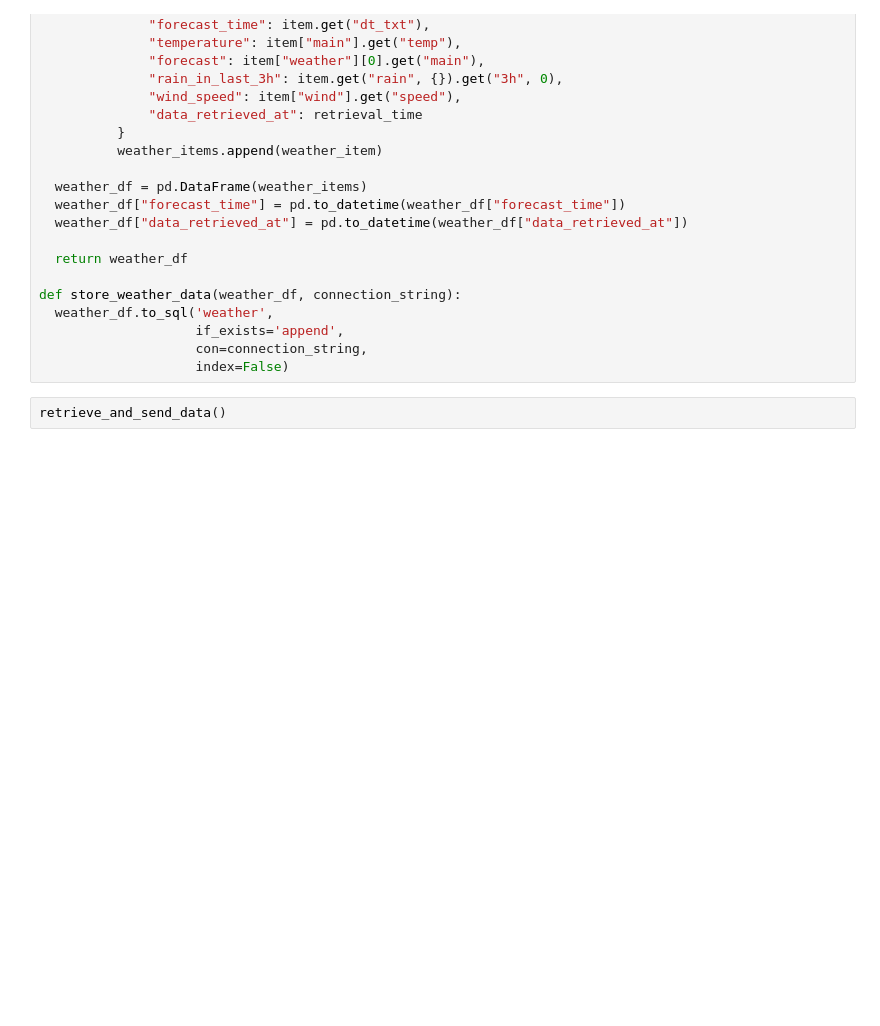
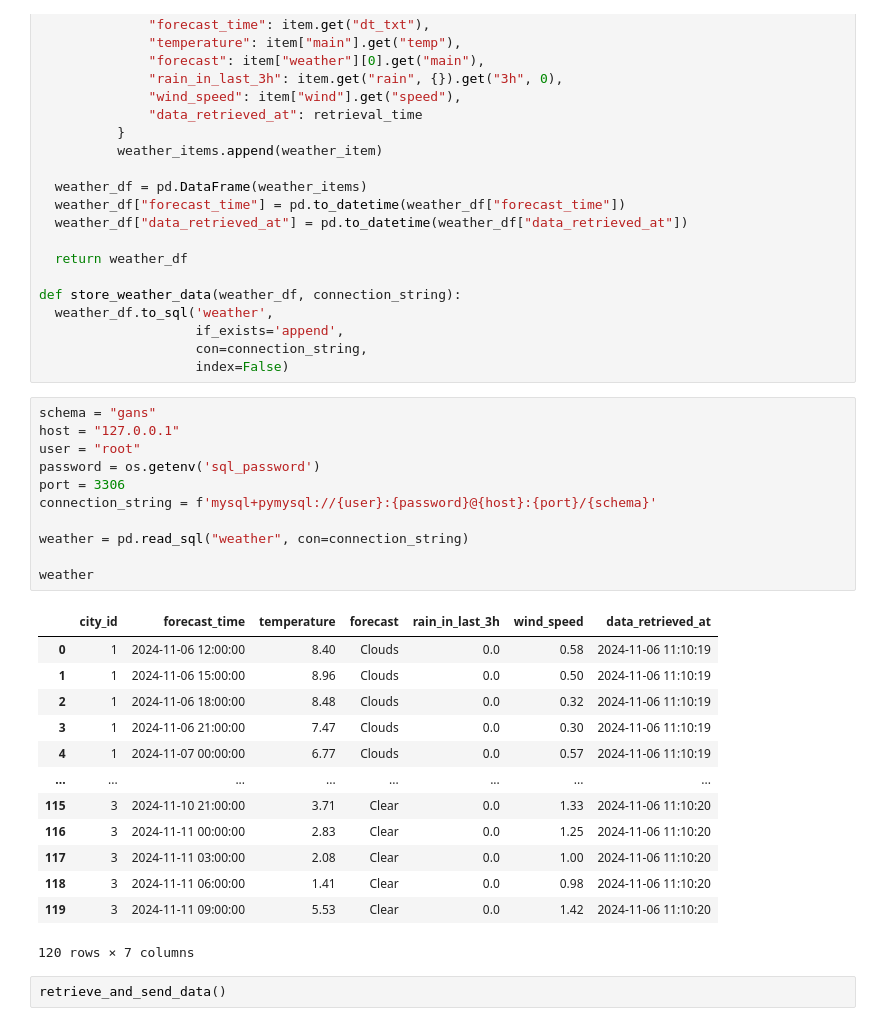
Before and after one commit to nicholas-glanvill/ds_notebooks, a Jupyter notebook: 5.data engineering/4_weather_sample_solution.ipynb, the cells around one changed output. Saved outputs shown, nothing was run; the diff lists cells and outputs as text; blank space fills up the shorter version.

```diff
--- a/5.data engineering/4_weather_sample_solution.ipynb
+++ b/5.data engineering/4_weather_sample_solution.ipynb
@@ -385,6 +385,31 @@ def store_weather_data(weather_df, connection_string):
                     if_exists='append',
                     con=connection_string,
                     index=False)
+# %%
+schema = "gans"
+host = "127.0.0.1"
+user = "root"
+password = os.getenv('sql_password')
+port = 3306
+connection_string = f'mysql+pymysql://{user}:{password}@{host}:{port}/{schema}'
+
+weather = pd.read_sql("weather", con=connection_string)
+
+weather
+# %% [output]
+|  | city_id | forecast_time | temperature | forecast | rain_in_last_3h | wind_speed | data_retrieved_at |
+| 0 | 1 | 2024-11-06 12:00:00 | 8.40 | Clouds | 0.0 | 0.58 | 2024-11-06 11:10:19 |
+| 1 | 1 | 2024-11-06 15:00:00 | 8.96 | Clouds | 0.0 | 0.50 | 2024-11-06 11:10:19 |
+| 2 | 1 | 2024-11-06 18:00:00 | 8.48 | Clouds | 0.0 | 0.32 | 2024-11-06 11:10:19 |
+| 3 | 1 | 2024-11-06 21:00:00 | 7.47 | Clouds | 0.0 | 0.30 | 2024-11-06 11:10:19 |
+| 4 | 1 | 2024-11-07 00:00:00 | 6.77 | Clouds | 0.0 | 0.57 | 2024-11-06 11:10:19 |
+| ... | ... | ... | ... | ... | ... | ... | ... |
+| 115 | 3 | 2024-11-10 21:00:00 | 3.71 | Clear | 0.0 | 1.33 | 2024-11-06 11:10:20 |
+| 116 | 3 | 2024-11-11 00:00:00 | 2.83 | Clear | 0.0 | 1.25 | 2024-11-06 11:10:20 |
+| 117 | 3 | 2024-11-11 03:00:00 | 2.08 | Clear | 0.0 | 1.00 | 2024-11-06 11:10:20 |
+| 118 | 3 | 2024-11-11 06:00:00 | 1.41 | Clear | 0.0 | 0.98 | 2024-11-06 11:10:20 |
+| 119 | 3 | 2024-11-11 09:00:00 | 5.53 | Clear | 0.0 | 1.42 | 2024-11-06 11:10:20 |
+120 rows × 7 columns
 # %%
 retrieve_and_send_data()
 # %% [output]
```
